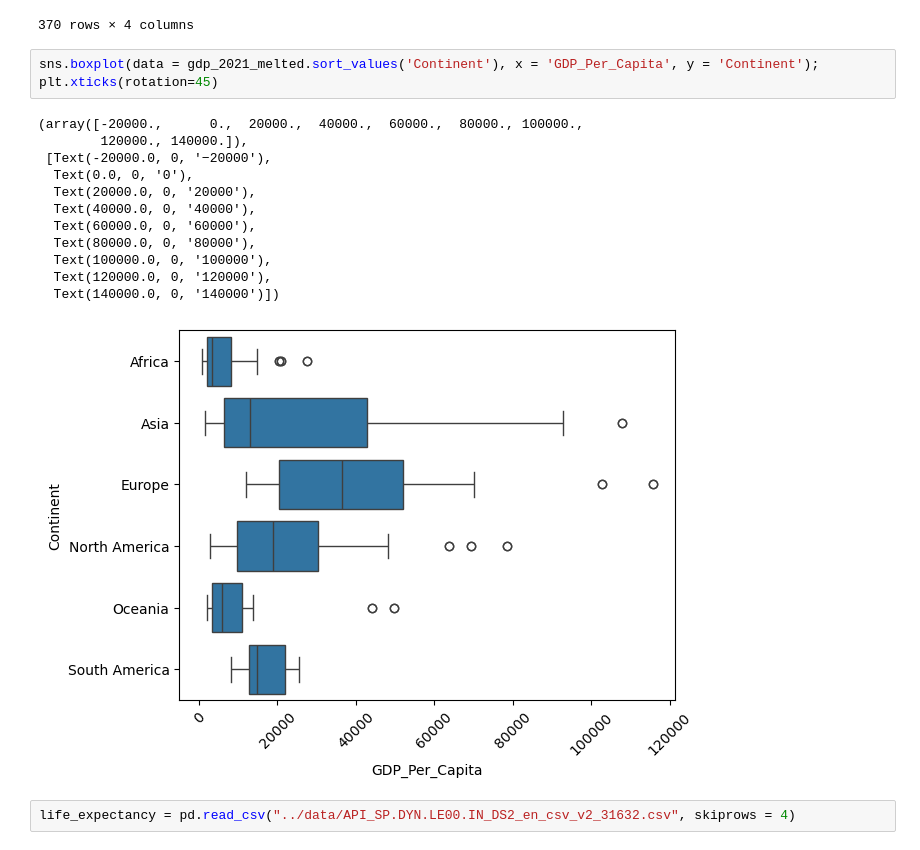
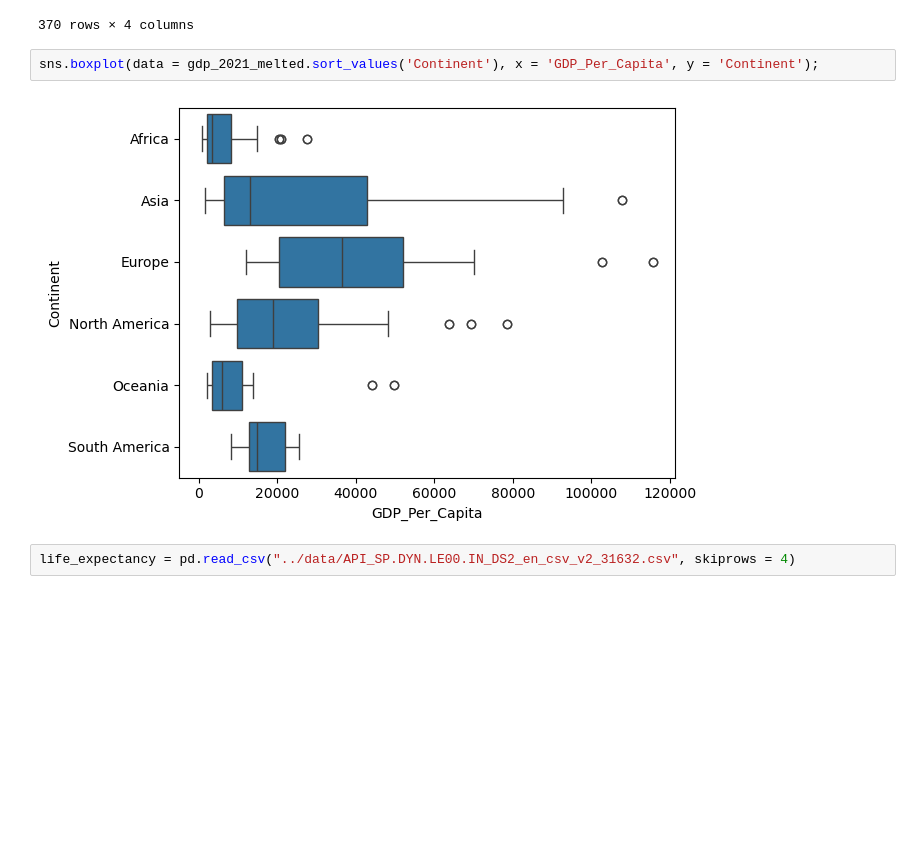
Before and after one commit to nss-data-science-cohort-8/un-exploration-Mythical-clj, a Jupyter notebook: notebooks/UN_Data_Exploration.ipynb, the cells around one changed output. Drawn from its saved outputs; the diff is of its cells as text; blank space fills up the shorter version.

```diff
--- a/notebooks/UN_Data_Exploration.ipynb
+++ b/notebooks/UN_Data_Exploration.ipynb
@@ -261,20 +259,8 @@ gdp_2021_melted
 370 rows × 4 columns
 # %%
 sns.boxplot(data = gdp_2021_melted.sort_values('Continent'), x = 'GDP_Per_Capita', y = 'Continent');
-plt.xticks(rotation=45)
 # %% [output]
-(array([-20000.,      0.,  20000.,  40000.,  60000.,  80000., 100000.,
-        120000., 140000.]),
- [Text(-20000.0, 0, '−20000'),
-  Text(0.0, 0, '0'),
-  Text(20000.0, 0, '20000'),
-  Text(40000.0, 0, '40000'),
-  Text(60000.0, 0, '60000'),
-  Text(80000.0, 0, '80000'),
-  Text(100000.0, 0, '100000'),
-  Text(120000.0, 0, '120000'),
-  Text(140000.0, 0, '140000')])
-[figure, old version]
+[figure, new version]
 # %%
 life_expectancy = pd.read_csv("../data/API_SP.DYN.LE00.IN_DS2_en_csv_v2_31632.csv", skiprows = 4)
 # %% [markdown]
```
Also changed, not shown: parts of 21 cells of this notebook.
